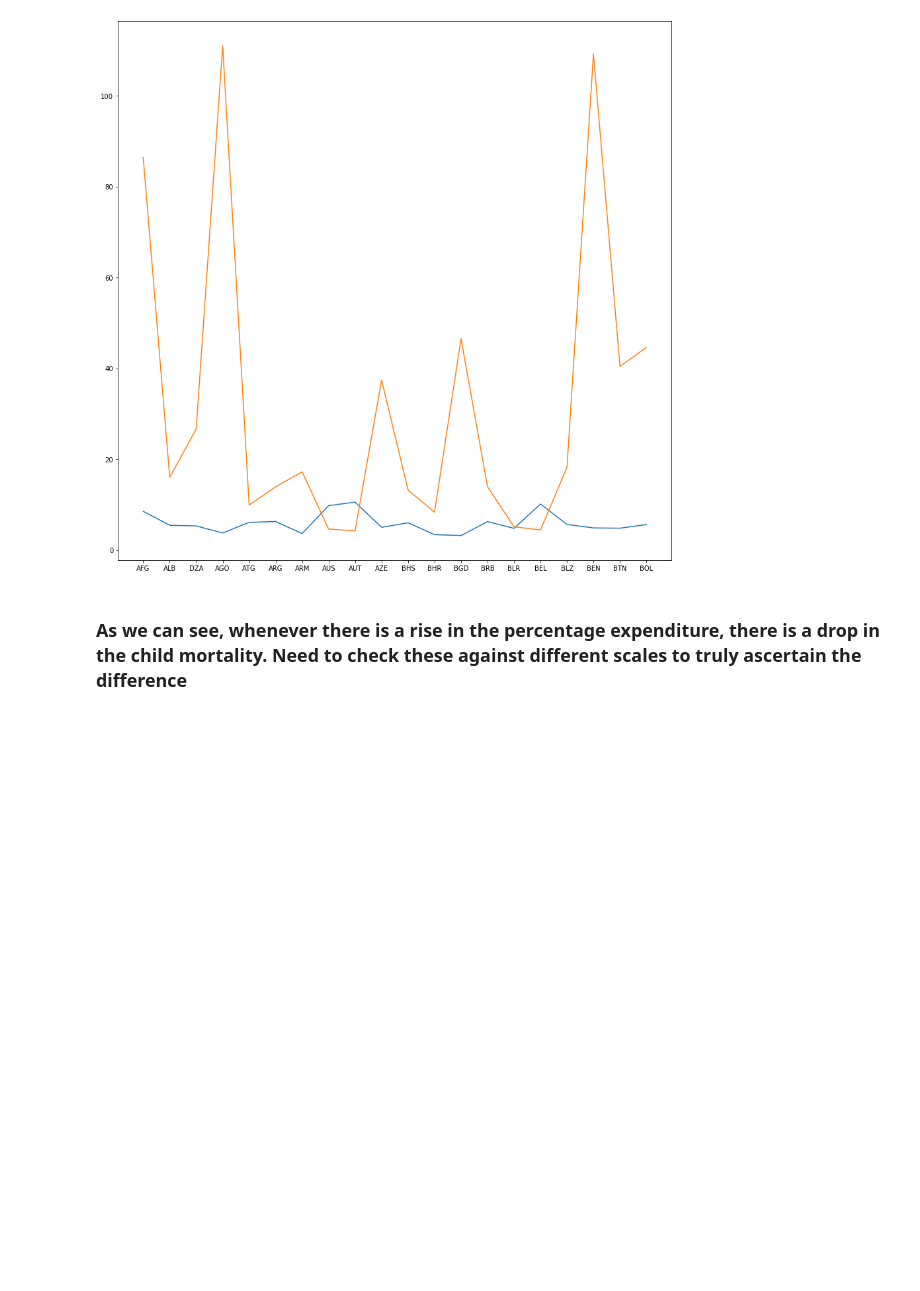
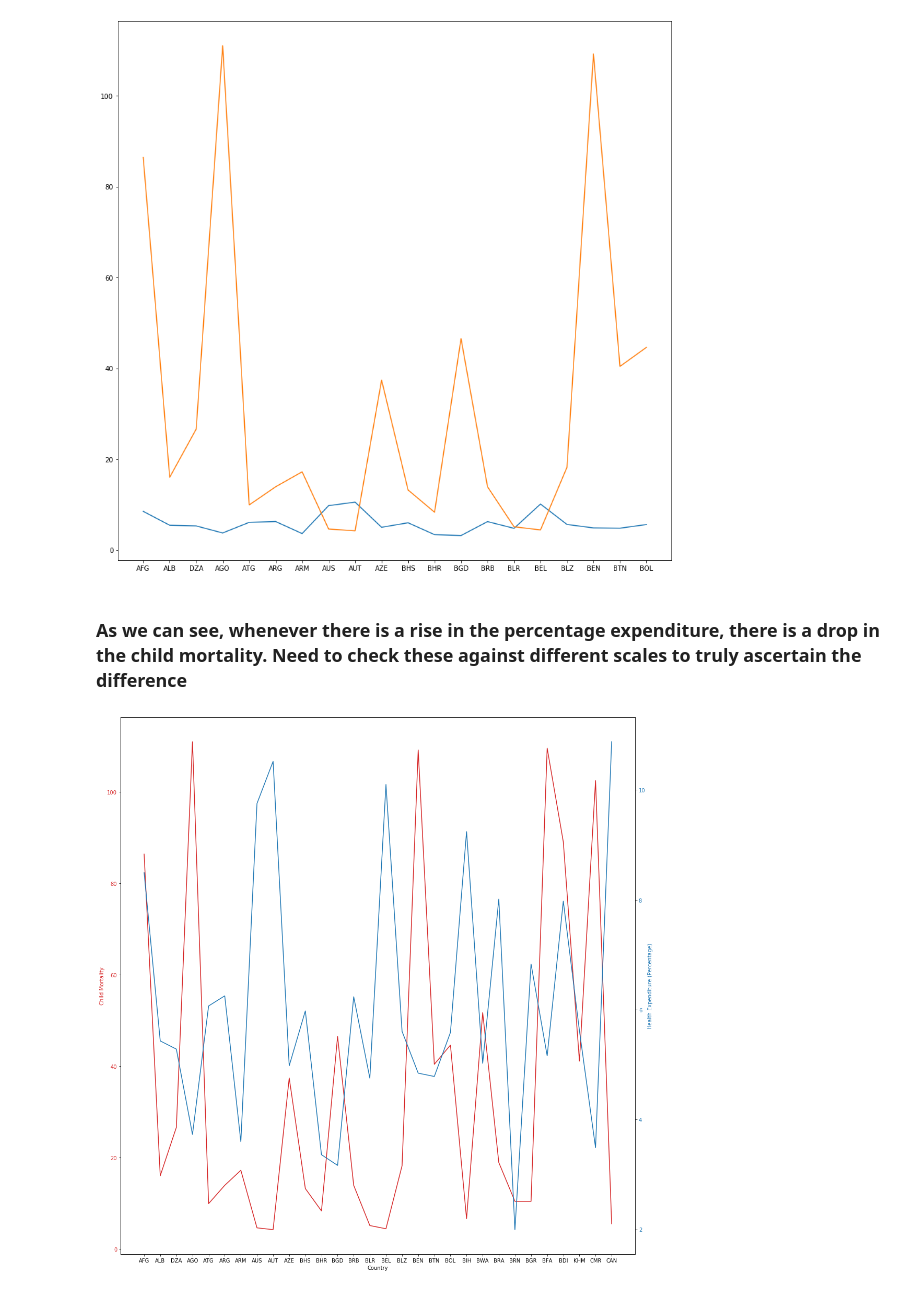
Before and after one commit to abhijeetknayak/Utilities, a Jupyter notebook: Data-Science/Country-Data/health-expenditure.ipynb, the cells around one changed output. Cells and saved outputs as stored; diff of their text form; code cells hidden in the pictures; blank space fills up the shorter version.

Commit message:
Plotting two different scales

```diff
--- a/Data-Science/Country-Data/health-expenditure.ipynb
+++ b/Data-Science/Country-Data/health-expenditure.ipynb
@@ -339,3 +339,25 @@ plt.show()
 [figure]
 # %% [markdown]
 ### As we can see, whenever there is a rise in the percentage expenditure, there is a drop in the child mortality. Need to check these against different scales to truly ascertain the difference
+# %%
+# Use two different scales along y-axis
+fig, ax1 = plt.subplots(figsize=(15, 15))
+color = 'tab:red'
+ax1.set_xlabel('Country')
+ax1.set_ylabel('Child Mortality', color=color)
+ax1.plot(plot_data['iso_a3'][0:30], plot_data['child_mortality'][0:30], color=color)
+ax1.tick_params(axis='y', labelcolor=color)
+
+ax2 = ax1.twinx()  # instantiate a second axes that shares the same x-axis
+
+color = 'tab:blue'
+ax2.set_ylabel('Health Expenditure (Percentage)', color=color)  # we already handled the x-label with ax1
+ax2.plot(plot_data['iso_a3'][0:30], plot_data['Percentage'][0:30], color=color)
+ax2.tick_params(axis='y', labelcolor=color)
+
+fig.tight_layout()  # otherwise the right y-label is slightly clipped
+plt.show()
+
+fig.savefig('health_expenditure-vs-Child_mortality.png')
+# %% [output]
+[figure, added]
```
